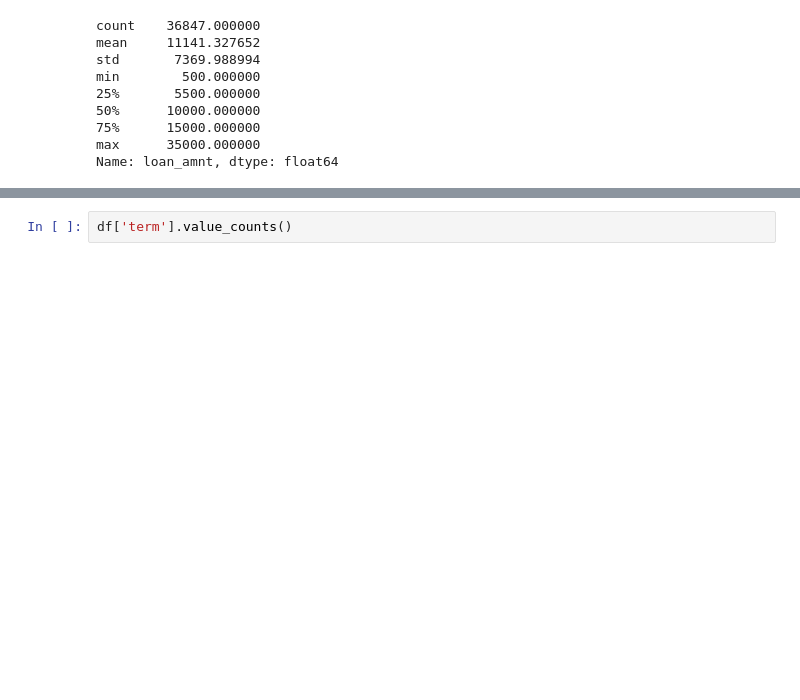
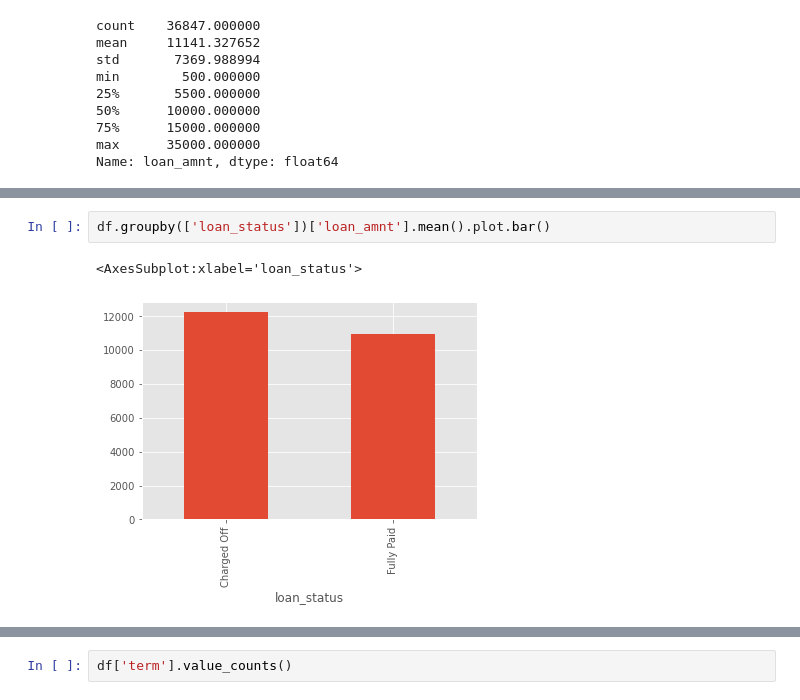
Before and after one commit to 98abhilash/LendingClub, a Jupyter notebook: LendingClubEDA.ipynb, the cells around one changed output, grey strips where cells are left out. Cells and saved outputs as stored; diff of their text form; blank space fills up the shorter version.

```diff
--- a/LendingClubEDA.ipynb
+++ b/LendingClubEDA.ipynb
@@ -617,0 +634,5 @@ plt.show()
+# %%
+df.groupby(['loan_status'])['loan_amnt'].mean().plot.bar()
+# %% [output]
+<AxesSubplot:xlabel='loan_status'>
+[figure, added]
```
Also changed, not shown: parts of 107 cells of this notebook.
